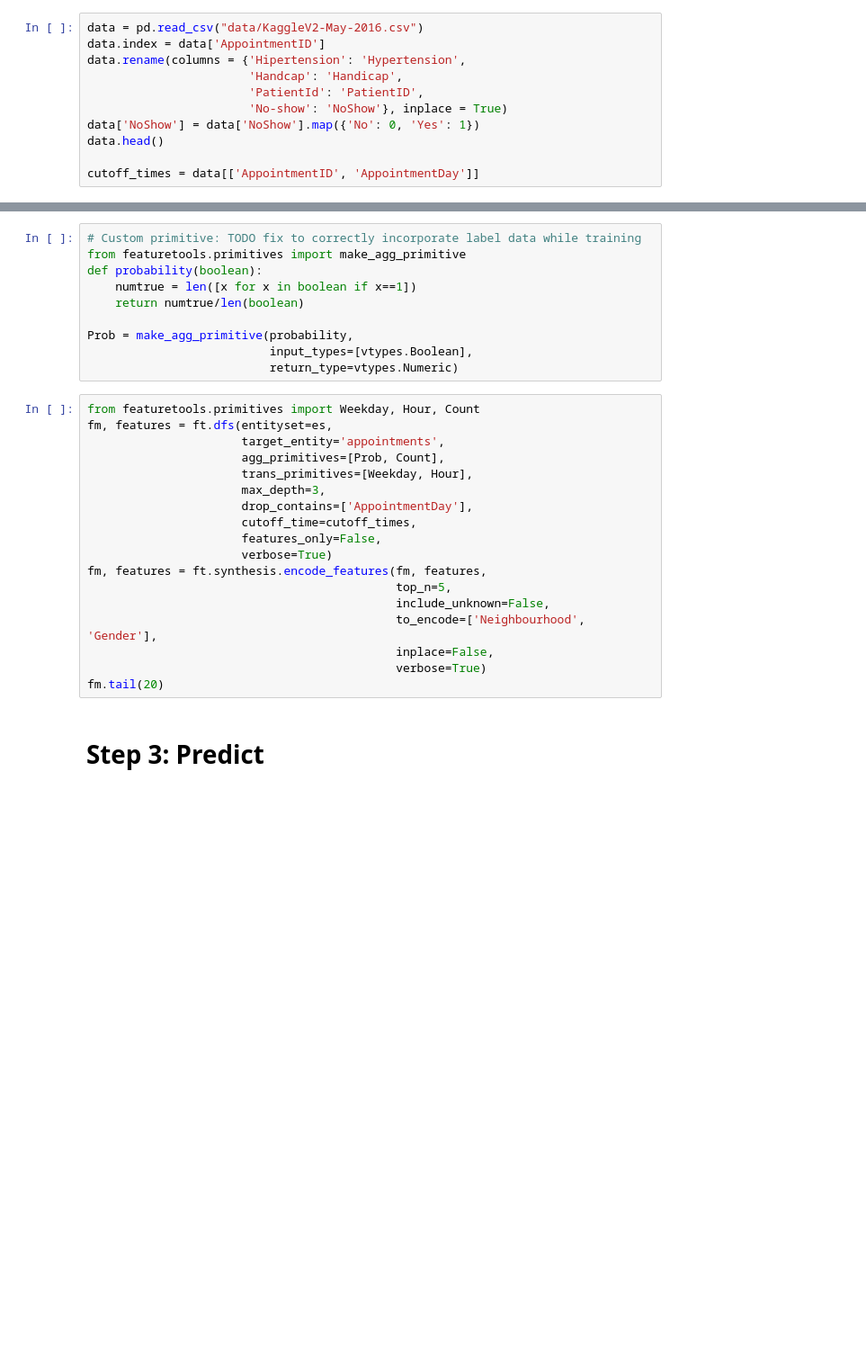
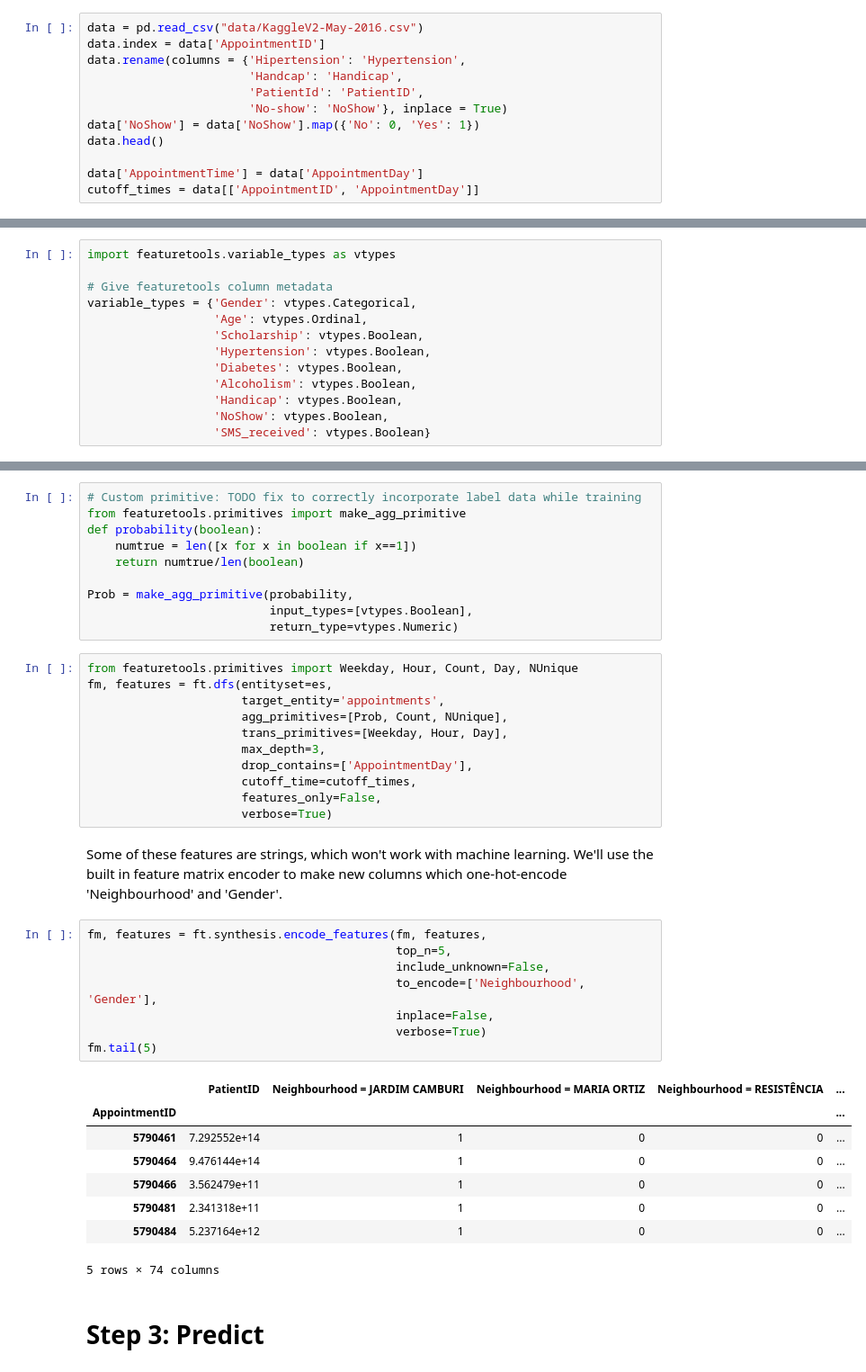
Before and after one commit to alteryx/predict-appointment-noshow, a Jupyter notebook: Appointment-Noshow-Demo.ipynb, the cells around one changed output, grey strips where cells are left out. Shown at 90% size. Saved outputs shown, nothing was run; the diff lists cells and outputs as text; blank space fills up the shorter version.

```diff
--- a/Appointment-Noshow-Demo.ipynb
+++ b/Appointment-Noshow-Demo.ipynb
@@ -19,4 +21,5 @@ data.rename(columns = {'Hipertension': 'Hypertension',
 data['NoShow'] = data['NoShow'].map({'No': 0, 'Yes': 1})
 data.head()
 
+data['AppointmentTime'] = data['AppointmentDay']
 cutoff_times = data[['AppointmentID', 'AppointmentDay']]
@@ -22,0 +49,13 @@ cutoff_times = data[['AppointmentID', 'AppointmentDay']]
+# %%
+import featuretools.variable_types as vtypes
+
+# Give featuretools column metadata
+variable_types = {'Gender': vtypes.Categorical,
+                  'Age': vtypes.Ordinal,
+                  'Scholarship': vtypes.Boolean,
+                  'Hypertension': vtypes.Boolean,
+                  'Diabetes': vtypes.Boolean,
+                  'Alcoholism': vtypes.Boolean,
+                  'Handicap': vtypes.Boolean,
+                  'NoShow': vtypes.Boolean,
+                  'SMS_received': vtypes.Boolean}
@@ -78,23 +110,35 @@ Prob = make_agg_primitive(probability,
                           input_types=[vtypes.Boolean],
                           return_type=vtypes.Numeric)
 # %%
-from featuretools.primitives import Weekday, Hour, Count
+from featuretools.primitives import Weekday, Hour, Count, Day, NUnique
 fm, features = ft.dfs(entityset=es,
                       target_entity='appointments',
-                      agg_primitives=[Prob, Count],
-                      trans_primitives=[Weekday, Hour],
+                      agg_primitives=[Prob, Count, NUnique],
+                      trans_primitives=[Weekday, Hour, Day],
                       max_depth=3,
                       drop_contains=['AppointmentDay'],
                       cutoff_time=cutoff_times,
                       features_only=False,
                       verbose=True)
-fm, features = ft.synthesis.encode_features(fm, features,
-                                            top_n=5,
-                                            include_unknown=False,
-                                            to_encode=['Neighbourhood', 'Gender'],
-                                            inplace=False,
-                                            verbose=True)
-fm.tail(20)
+# %% [markdown]
+Some of these features are strings, which won't work with machine learning. We'll use the built in feature matrix encoder to make new columns which one-hot-encode 'Neighbourhood' and 'Gender'.
+# %%
+fm, features = ft.synthesis.encode_features(fm, features,
+                                            top_n=5,
+                                            include_unknown=False,
+                                            to_encode=['Neighbourhood', 'Gender'],
+                                            inplace=False,
+                                            verbose=True)
+fm.tail(5)
+# %% [output]
+|  | PatientID | Neighbourhood = JARDIM CAMBURI | Neighbourhood = MARIA ORTIZ | Neighbourhood = RESISTÊNCIA | ... |
+| AppointmentID |  |  |  |  | ... |
+| 5790461 | 7.292552e+14 | 1 | 0 | 0 | ... |
+| 5790464 | 9.476144e+14 | 1 | 0 | 0 | ... |
+| 5790466 | 3.562479e+11 | 1 | 0 | 0 | ... |
+| 5790481 | 2.341318e+11 | 1 | 0 | 0 | ... |
+| 5790484 | 5.237164e+12 | 1 | 0 | 0 | ... |
+5 rows × 74 columns
 # %% [markdown]
 # Step 3: Predict
 # %%
```
Also changed, not shown: parts of 17 cells of this notebook.
